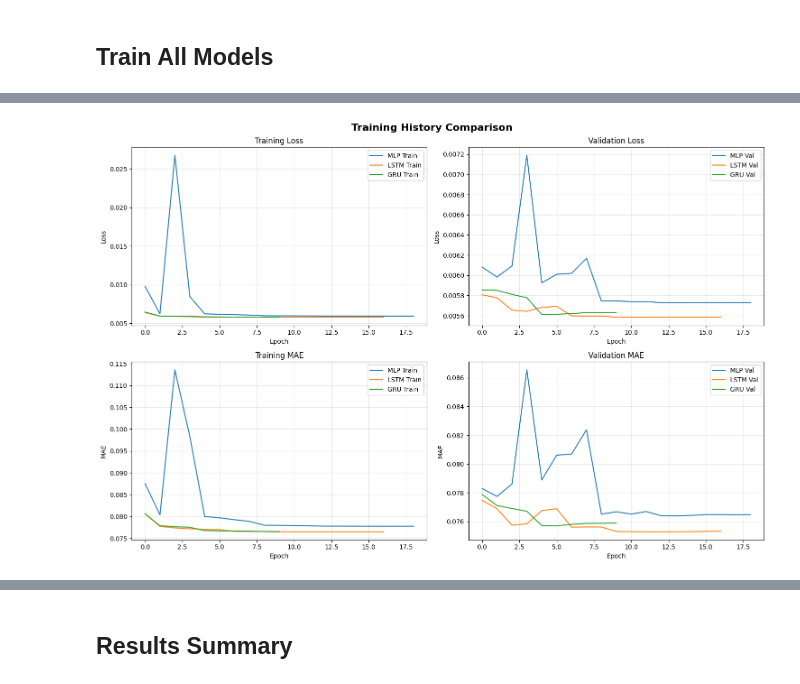
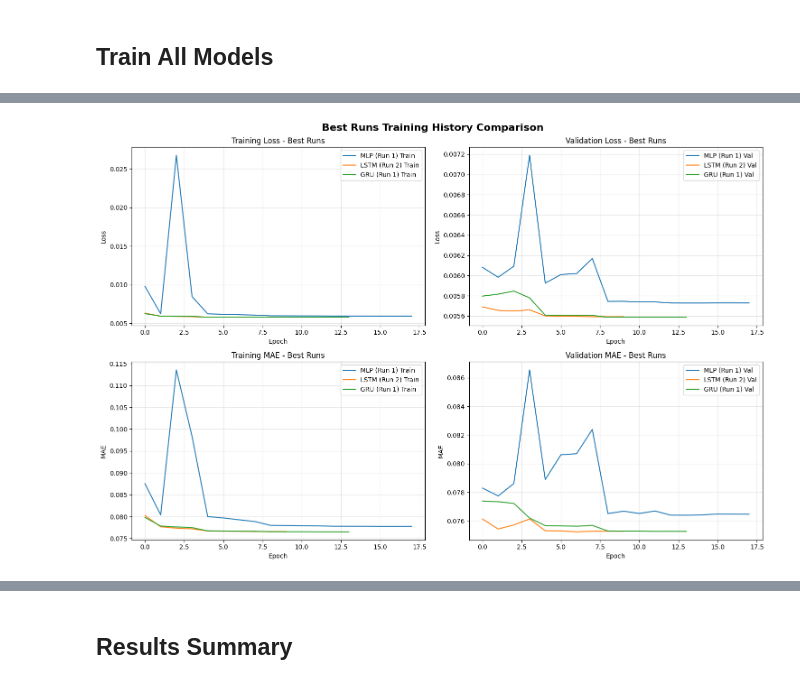
Before and after one commit to g-cer/t1d-bg-Granada, a Jupyter notebook: training/train_dnn.ipynb, the cells around one changed output, grey strips where cells are left out. Saved outputs shown, nothing was run; the diff lists cells and outputs as text; code cells hidden in the pictures.

```diff
--- a/training/train_dnn.ipynb
+++ b/training/train_dnn.ipynb
@@ -243,0 +364,14 @@ Model: "LSTM_Model"
+# %%
+# Display detailed training summary
+if best_runs_info:
+    print(f"\n{'='*80}")
+    print("DETAILED TRAINING SUMMARY")
+    print(f"{'='*80}")
+
+    for model_name, info in best_runs_info.items():
+        print(f"\n{model_name.upper()}:")
+        print(f"  Best Run: {info['best_run_id']}/{N_RUNS}")
+        print(f"  Best Seed: {info['best_seed']}")
+        print(f"  Best Patient-based MAE: {info['best_mae']:.4f}")
+        print(f"  Weights saved: {OUTPUT_PATH}/{model_name}.weights.h5")
+        print(f"  Results saved: {OUTPUT_PATH}/{model_name}_output.csv")
@@ -246,47 +398,66 @@ Model: "LSTM_Model"
 # %%
-# Plot training histories
-if training_histories:
+# Plot training histories of best runs
+if best_runs_info:
     fig, axes = plt.subplots(2, 2, figsize=(15, 10))
-    fig.suptitle('Training History Comparison', fontsize=16, fontweight='bold')
+    fig.suptitle(
+        "Best Runs Training History Comparison", fontsize=16, fontweight="bold"
+    )
 
     # Loss plots
-    for model_name, history in training_histories.items():
-        axes[0, 0].plot(history.history['loss'], label=f'{model_name.upper()} Train')
-        axes[0, 1].plot(history.history['val_loss'], label=f'{model_name.upper()} Val')
+    for model_name, info in best_runs_info.items():
+        history = info["history"]
+        run_id = info["best_run_id"]
+        axes[0, 0].plot(
+            history.history["loss"], label=f"{model_name.upper()} (Run {run_id}) Train"
+        )
+        axes[0, 1].plot(
+            history.history["val_loss"],
+            label=f"{model_name.upper()} (Run {run_id}) Val",
+        )
 
-    axes[0, 0].set_title('Training Loss')
-    axes[0, 0].set_xlabel('Epoch')
-    axes[0, 0].set_ylabel('Loss')
+    axes[0, 0].set_title("Training Loss - Best Runs")
+    axes[0, 0].set_xlabel("Epoch")
+    axes[0, 0].set_ylabel("Loss")
     axes[0, 0].legend()
     axes[0, 0].grid(True, alpha=0.3)
 
-    axes[0, 1].set_title('Validation Loss')
-    axes[0, 1].set_xlabel('Epoch')
-    axes[0, 1].set_ylabel('Loss')
+    axes[0, 1].set_title("Validation Loss - Best Runs")
+    axes[0, 1].set_xlabel("Epoch")
+    axes[0, 1].set_ylabel("Loss")
     axes[0, 1].legend()
     axes[0, 1].grid(True, alpha=0.3)
 
     # MAE plots
-    for model_name, history in training_histories.items():
-        axes[1, 0].plot(history.history['mae'], label=f'{model_name.upper()} Train')
-        axes[1, 1].plot(history.history['val_mae'], label=f'{model_name.upper()} Val')
+    for model_name, info in best_runs_info.items():
+        history = info["history"]
+        run_id = info["best_run_id"]
+        axes[1, 0].plot(
+            history.history["mae"], label=f"{model_name.upper()} (Run {run_id}) Train"
+        )
+        axes[1, 1].plot(
+            history.history["val_mae"], label=f"{model_name.upper()} (Run {run_id}) Val"
+        )
 
-    axes[1, 0].set_title('Training MAE')
-    axes[1, 0].set_xlabel('Epoch')
-    axes[1, 0].set_ylabel('MAE')
+    axes[1, 0].set_title("Training MAE - Best Runs")
+    axes[1, 0].set_xlabel("Epoch")
+    axes[1, 0].set_ylabel("MAE")
     axes[1, 0].legend()
     axes[1, 0].grid(True, alpha=0.3)
 
-    axes[1, 1].set_title('Validation MAE')
-    axes[1, 1].set_xlabel('Epoch')
-    axes[1, 1].set_ylabel('MAE')
+    axes[1, 1].set_title("Validation MAE - Best Runs")
+    axes[1, 1].set_xlabel("Epoch")
+    axes[1, 1].set_ylabel("MAE")
     axes[1, 1].legend()
     axes[1, 1].grid(True, alpha=0.3)
 
     plt.tight_layout()
-    plt.savefig(f"{OUTPUT_PATH}/training_history_comparison.png", dpi=300, bbox_inches='tight')
+    plt.savefig(
+        f"{OUTPUT_PATH}/best_runs_training_history.png", dpi=300, bbox_inches="tight"
+    )
     plt.show()
 
-    print(f"Training history plot saved to {OUTPUT_PATH}/training_history_comparison.png")
+    print(
+        f"Best runs training history plot saved to {OUTPUT_PATH}/best_runs_training_history.png"
+    )
 # %% [output]
-[figure, old version]
+[figure, new version]
```
Also changed, not shown: parts of 16 cells of this notebook, 3 other files.
